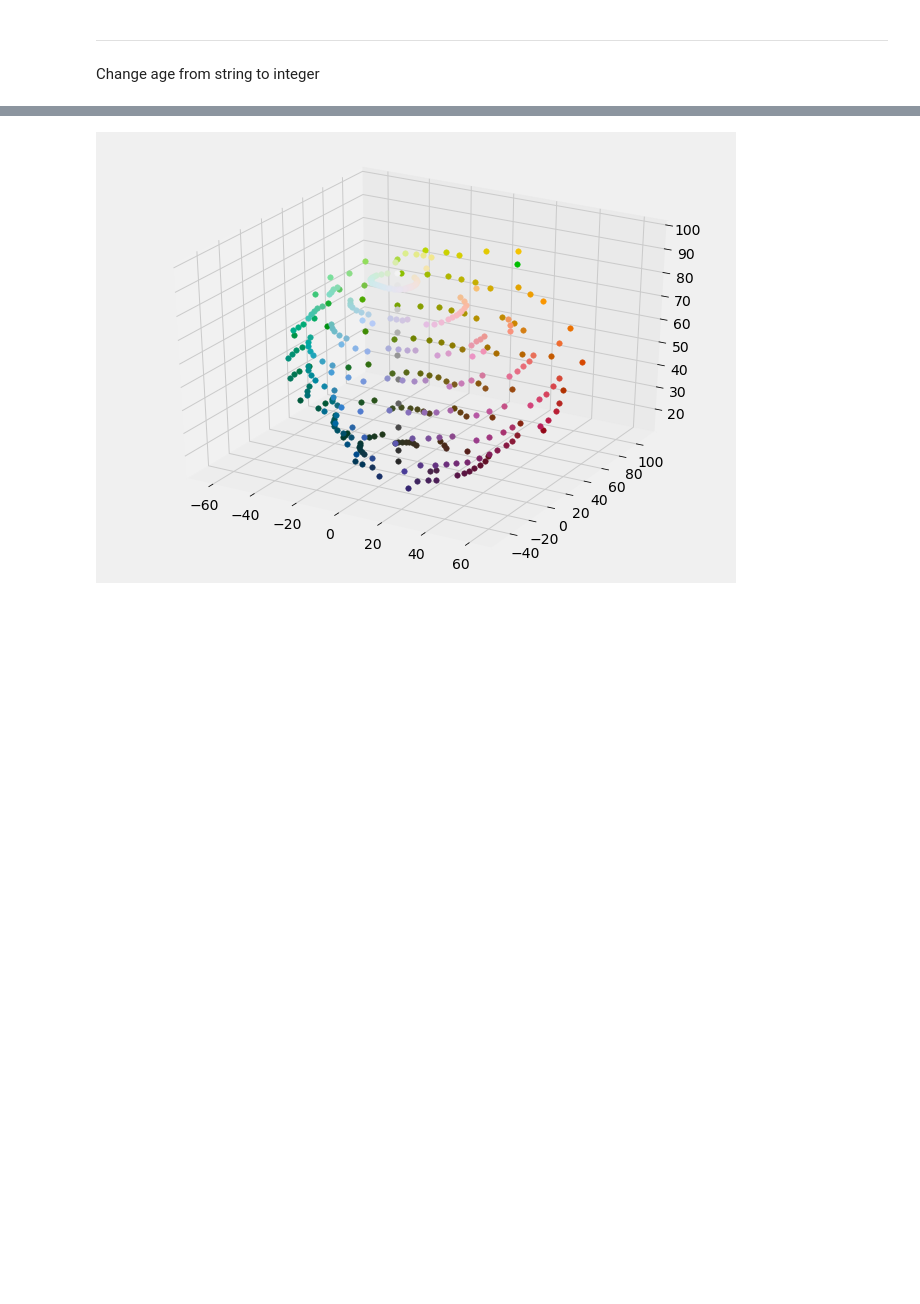
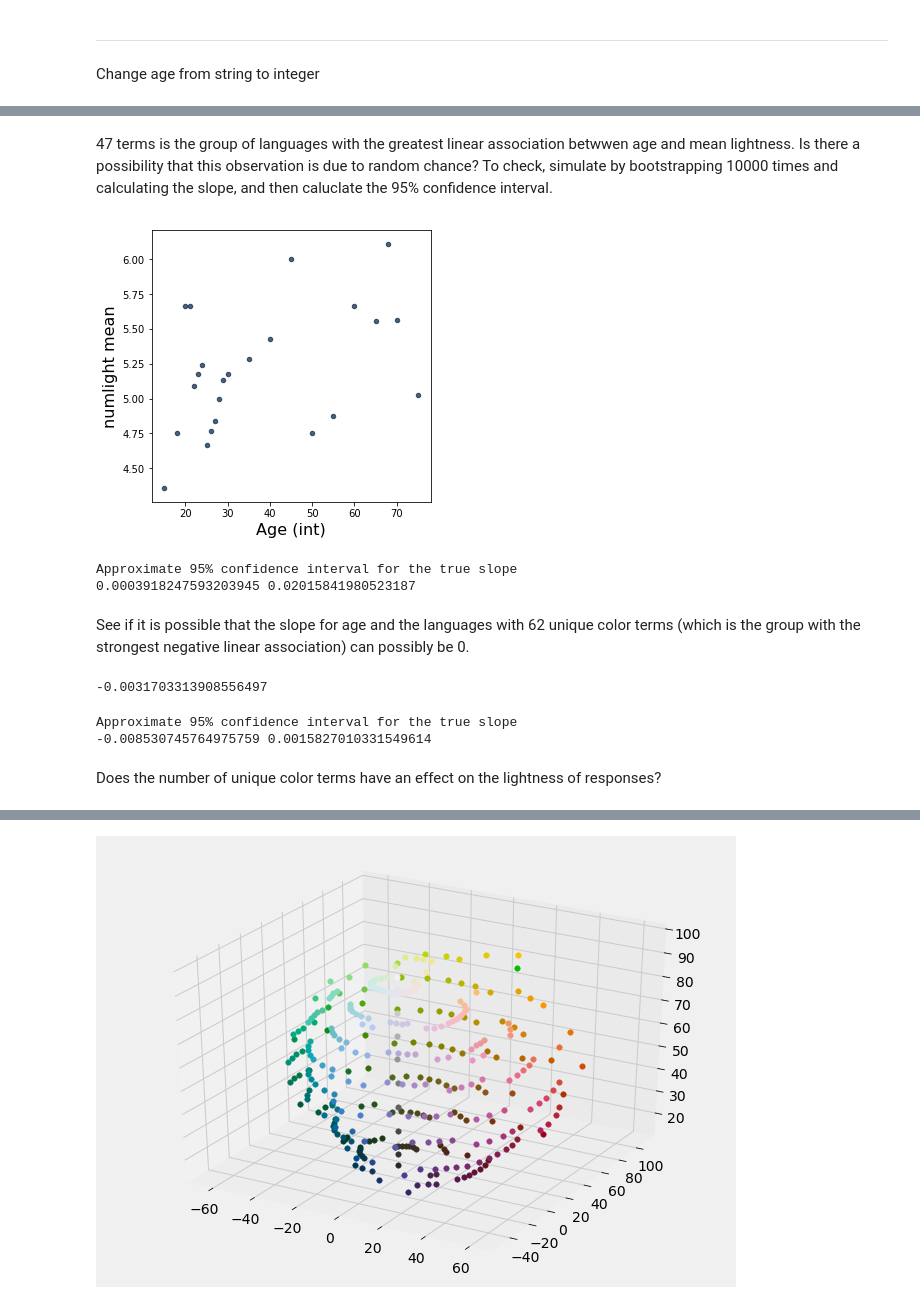
Before and after one commit to jasonsjiang/World-Color-Survey, a Jupyter notebook: finalprojecttest.ipynb, the cells around one changed output, grey strips where cells are left out. Saved outputs shown, nothing was run; the diff lists cells and outputs as text; code cells hidden in the pictures; blank space fills up the shorter version.

```diff
--- a/finalprojecttest.ipynb
+++ b/finalprojecttest.ipynb
@@ -294,0 +258,3 @@ spkr_resp.scatter('Age (int)', 'mean lightness')
+# %%
+spkr_resp = Table().from_df(st_df.merge(ft_ir.select('Language', 'Speaker', 'l', 'numlight').to_df()))
+spkr_resp
@@ -294,0 +274,17 @@ spkr_resp.scatter('Age (int)', 'mean lightness')
+# %%
+u_terms = namingTable.where('Term', are.not_contained_in('*''?')).group('Language', np.unique)
+langunique = {}
+for i in np.arange(110):
+    langunique[i+1] = u_terms.column('Term unique')[i]
+#Get number of unique color terms
+# %%
+unique = {}
+for k, v in langunique.items():
+    if len(v) in unique:
+        unique[len(v)].append(k)
+    else:
+        unique[len(v)] = [k]
+#get dictionary w number unique color terms (keys) and list of languages w that number of color terms (values)/
+# %%
+spkr_resp = spkr_resp.where('Age (int)', are.above(0))
+spkr_resp
@@ -294,0 +313,9 @@ spkr_resp.scatter('Age (int)', 'mean lightness')
+# %% [markdown]
+47 terms is the group of languages with the greatest linear association betwwen age and mean lightness. Is there a possibility that this observation is due to random chance? To check, simulate by bootstrapping 10000 times and calculating the slope, and then caluclate the 95% confidence interval.
+# %%
+terms = spkr_resp.where('Language', are.contained_in(unique[47]))
+mean_47terms = terms.group('Age (int)', np.mean)
+mean_47terms.scatter('Age (int)', 'numlight mean')
+print(np.polyfit(mean_47terms.column('Age (int)'), mean_47terms.column('numlight mean'), 1))
+# %% [output]
+[figure, added]
@@ -294,0 +328,14 @@ spkr_resp.scatter('Age (int)', 'mean lightness')
+# %%
+print('Approximate 95% confidence interval for the true slope')
+print(np.percentile(predictions, 2.5), np.percentile(predictions, 97.5))
+# %% [output]
+Approximate 95% confidence interval for the true slope
+0.0003918247593203945 0.02015841980523187
+# %% [markdown]
+See if it is possible that the slope for age and the languages with 62 unique color terms (which is the group with the strongest negative linear association) can possibly be 0.
+# %%
+terms62 = spkr_resp.where('Language', are.contained_in(unique[62]))
+mean_62 = spkr_resp.group('Age (int)', np.mean)
+np.polyfit(mean_62.column('Age (int)'), mean_62.column('numlight mean'), 1)[0]
+# %% [output]
+-0.0031703313908556497
@@ -294,0 +348,8 @@ spkr_resp.scatter('Age (int)', 'mean lightness')
+# %%
+print('Approximate 95% confidence interval for the true slope')
+print(np.percentile(predictions_62, 2.5), np.percentile(predictions_62, 97.5))
+# %% [output]
+Approximate 95% confidence interval for the true slope
+-0.008530745764975759 0.0015827010331549614
+# %% [markdown]
+Does the number of unique color terms have an effect on the lightness of responses?
```
Also changed, not shown: parts of 38 cells of this notebook.
